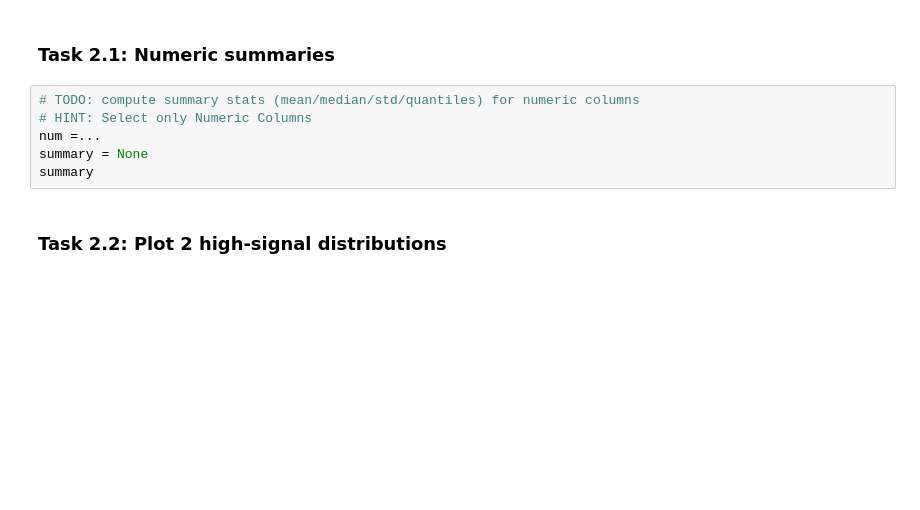
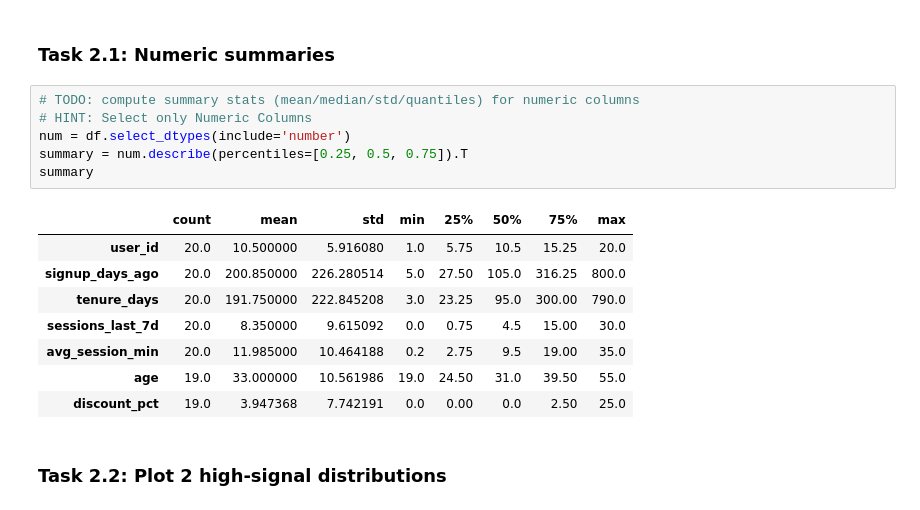
Before and after one commit to super30admin/EDA, a Jupyter notebook: eda_student_lab.ipynb, the cells around one changed output. Saved outputs shown, nothing was run; the diff lists cells and outputs as text; blank space fills up the shorter version.

```diff
--- a/eda_student_lab.ipynb
+++ b/eda_student_lab.ipynb
@@ -82,9 +103,18 @@ print(n_dup_rows, n_dup_user_id)
 # %%
 # TODO: compute summary stats (mean/median/std/quantiles) for numeric columns
 # HINT: Select only Numeric Columns
-num =...
-summary = None
+num = df.select_dtypes(include='number')
+summary = num.describe(percentiles=[0.25, 0.5, 0.75]).T
 summary
+# %% [output]
+|  | count | mean | std | min | 25% | 50% | 75% | max |
+| user_id | 20.0 | 10.500000 | 5.916080 | 1.0 | 5.75 | 10.5 | 15.25 | 20.0 |
+| signup_days_ago | 20.0 | 200.850000 | 226.280514 | 5.0 | 27.50 | 105.0 | 316.25 | 800.0 |
+| tenure_days | 20.0 | 191.750000 | 222.845208 | 3.0 | 23.25 | 95.0 | 300.00 | 790.0 |
+| sessions_last_7d | 20.0 | 8.350000 | 9.615092 | 0.0 | 0.75 | 4.5 | 15.00 | 30.0 |
+| avg_session_min | 20.0 | 11.985000 | 10.464188 | 0.2 | 2.75 | 9.5 | 19.00 | 35.0 |
+| age | 19.0 | 33.000000 | 10.561986 | 19.0 | 24.50 | 31.0 | 39.50 | 55.0 |
+| discount_pct | 19.0 | 3.947368 | 7.742191 | 0.0 | 0.00 | 0.0 | 2.50 | 25.0 |
 # %% [markdown]
 ### Task 2.2: Plot 2 high-signal distributions
 # %%
```
Also changed, not shown: parts of 10 cells of this notebook, 1 other file.
